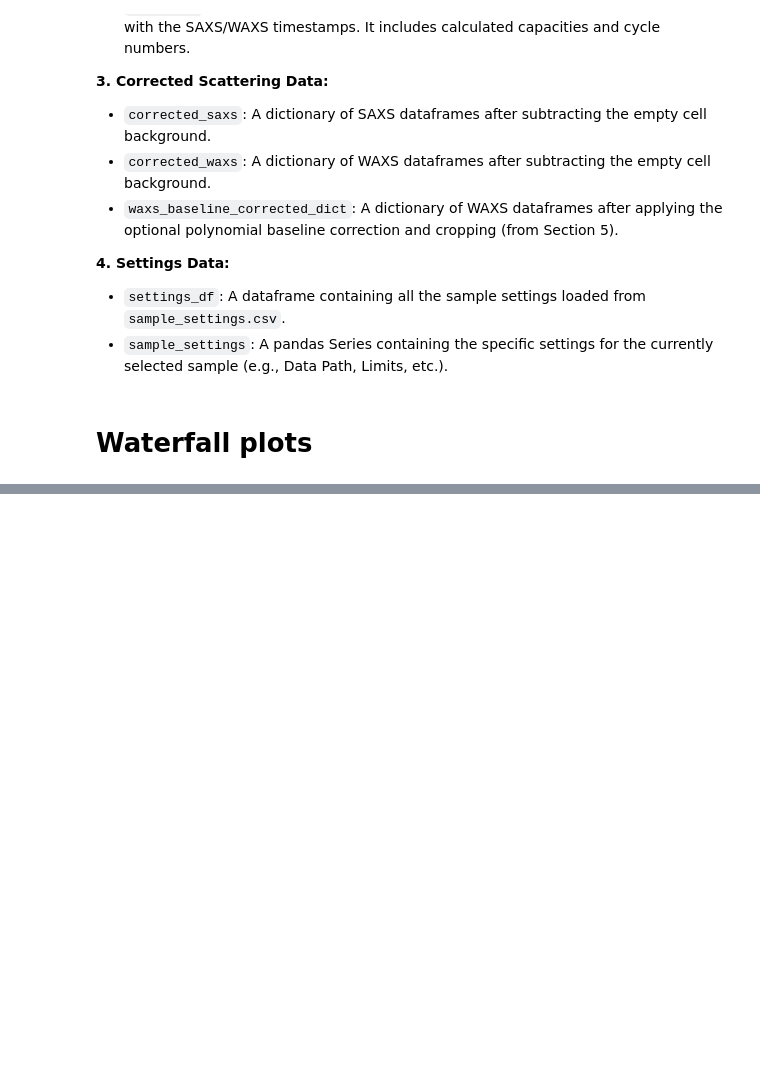
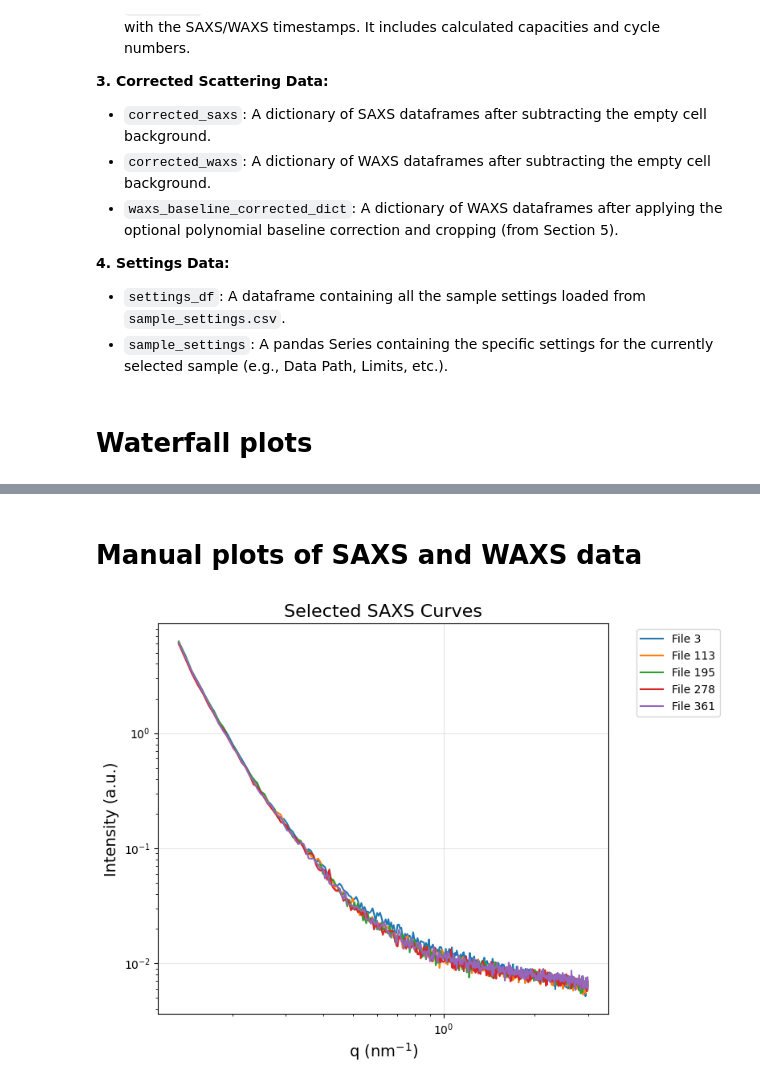
Before and after one commit to PronoyDutta/SAXS_WAXS, a Jupyter notebook: Final_Notebooks/main_analysis.ipynb, the cells around one changed output, grey strips where cells are left out. Saved outputs shown, nothing was run; the diff lists cells and outputs as text; code cells hidden in the pictures; blank space fills up the shorter version.

```diff
--- a/Final_Notebooks/main_analysis.ipynb
+++ b/Final_Notebooks/main_analysis.ipynb
@@ -529,0 +575,12 @@ Here is a quick summary of the key dataframes and dictionaries generated during
+# %% [markdown]
+# Manual plots of SAXS and WAXS data
+# %%
+plot_selected_curves(
+    data_dict=all_data['SAXS'],
+    file_numbers=[3,113,195,278,361], # Change this list to whichever files you want to inspect
+    is_waxs=False,
+    q_min=0.13,
+    q_max=3.0
+)
+# %% [output]
+[figure, added]
```
Also changed, not shown: parts of 4 cells of this notebook, 1 other file.
